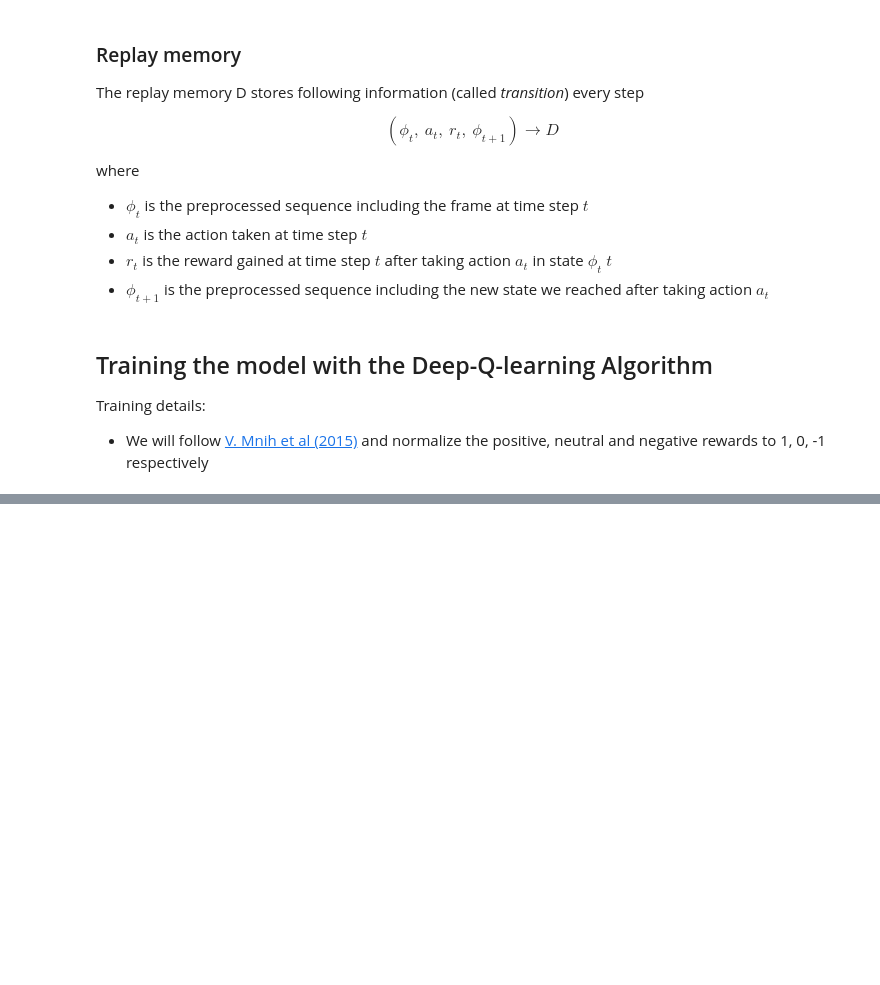
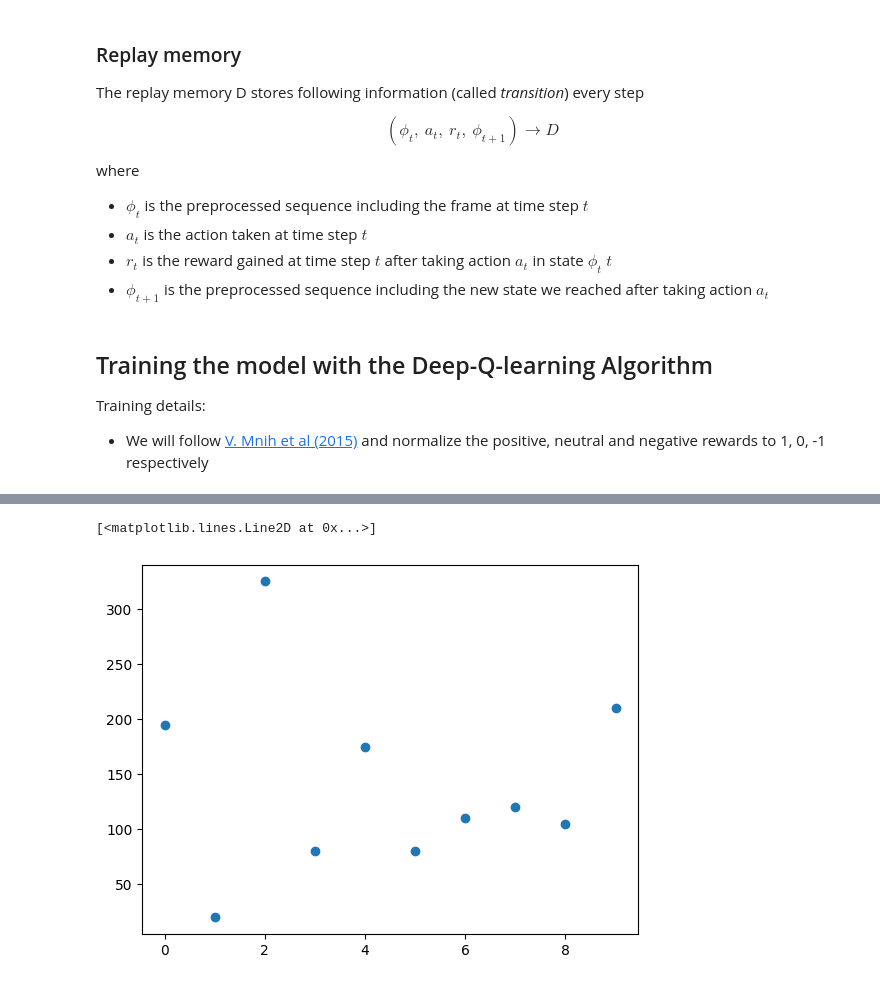
Before and after one commit to colichar/deep-q-learning, a Jupyter notebook: space_invaders_dqn.ipynb, the cells around one changed output, grey strips where cells are left out. Saved outputs shown, nothing was run; the diff lists cells and outputs as text; code cells hidden in the pictures; blank space fills up the shorter version.

```diff
--- a/space_invaders_dqn.ipynb
+++ b/space_invaders_dqn.ipynb
@@ -498,2 +531,7 @@ KeyboardInterrupt:
+# %%
+plt.plot(some_rewards, 'o')
+# %% [output]
+[<matplotlib.lines.Line2D at 0x...>]
+[figure, added]
 # %% [markdown]
 <img src="./images/DQL-algorithm-2015.png" alt="dql" width="850"/>
```
Also changed, not shown: parts of 31 cells of this notebook.
